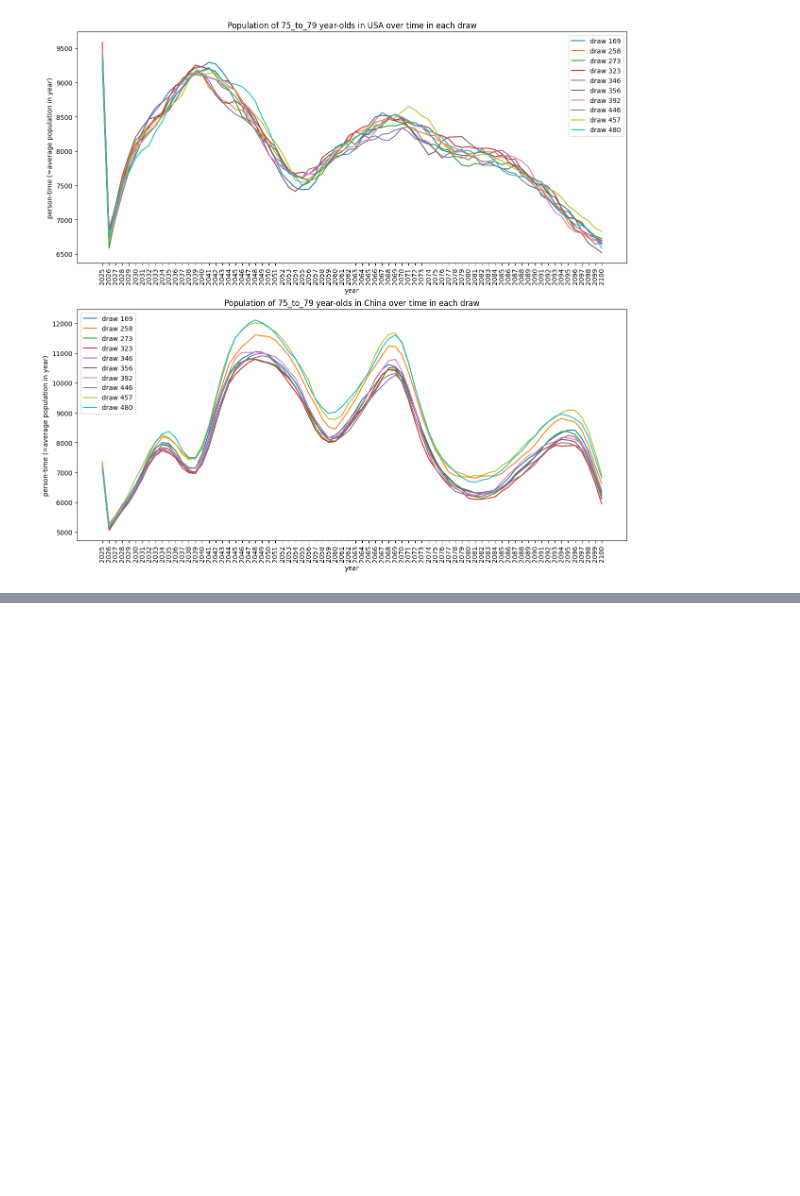
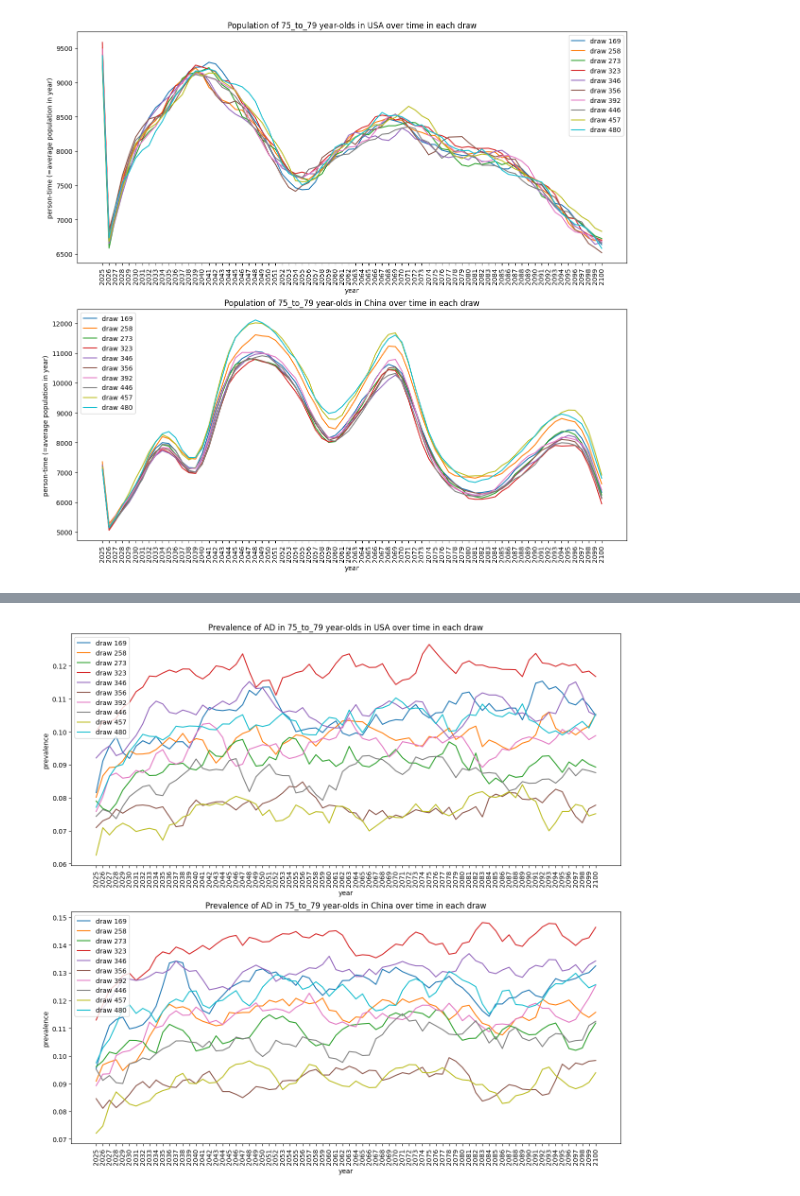
Before and after one commit to ihmeuw/vivarium_research_alzheimers, a Jupyter notebook: verification_and_validation/2025_08_08_model1_vv.ipynb, the cells around one changed output, grey strips where cells are left out. Cells and saved outputs as stored; diff of their text form; code cells hidden in the pictures; blank space fills up the shorter version.

```diff
--- a/verification_and_validation/2025_08_08_model1_vv.ipynb
+++ b/verification_and_validation/2025_08_08_model1_vv.ipynb
@@ -221,0 +318,17 @@ plt.show()
+# %%
+age_group = '75_to_79'
+data = usa
+# NOTE: I need to add a `prefilter_query` argument to .ratio
+# so that I don't have to explicitly filter the numerator and
+# denominator
+person_time_75_to_79 = (
+    data.person_time_alzheimers_disease_and_other_dementias
+    .query("age_group==@age_group")
+)
+prevalence = data.ops.ratio(
+    person_time_75_to_79,
+    person_time_75_to_79,
+    strata = 'current_year',
+    numerator_broadcast='sub_entity',
+)
+prevalence
@@ -221,0 +349,29 @@ plt.show()
+# %%
+age_group = '75_to_79'
+
+fig, axs = plt.subplots(2, 1, figsize=(15, 14))
+
+for data, country_namme, ax in zip((usa, china), ('USA', 'China'), axs):
+    person_time_in_age_group = (
+        data.person_time_alzheimers_disease_and_other_dementias
+        .query("age_group==@age_group")
+    )
+    prevalence = data.ops.ratio(
+        person_time_in_age_group,
+        person_time_in_age_group,
+        strata = 'current_year',
+        numerator_broadcast='sub_entity',
+    )
+    for draw in prevalence.input_draw.unique():
+        df_filtered = prevalence.query(
+            "input_draw==@draw and sub_entity=='alzheimers_disease_and_other_dementias'")
+        ax.plot(df_filtered.current_year, df_filtered.value, label=f'draw {draw}')
+
+    ax.tick_params(axis='x', labelrotation=90)
+    ax.set_title(f"Prevalence of AD in {age_group} year-olds in {country_namme} over time in each draw")
+    ax.set_xlabel("year")
+    ax.set_ylabel("prevalence")
+    ax.legend()
+plt.show()
+# %% [output]
+[figure, added]
```
Also changed, not shown: parts of 12 cells of this notebook.
